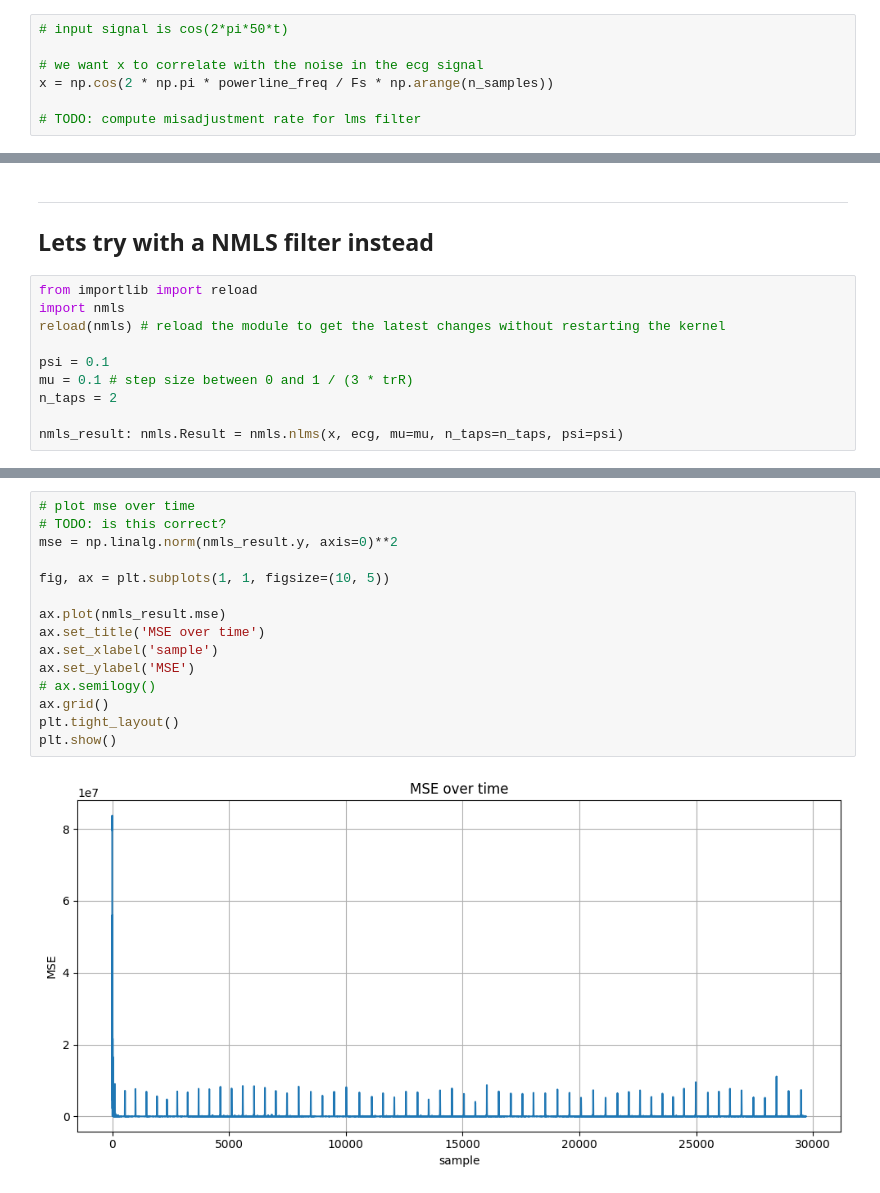
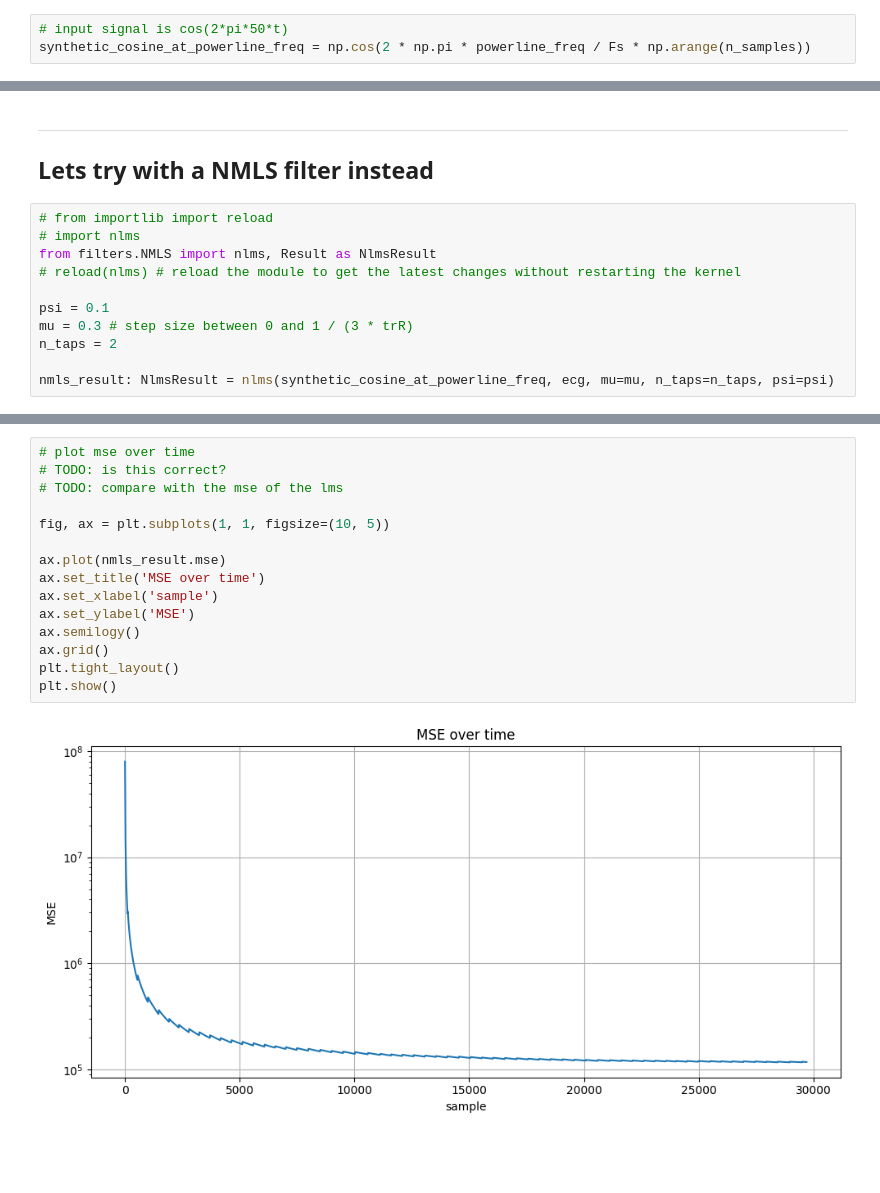
Before and after one commit to kpbaks/advance-signal-processing-assignment-2, a Jupyter notebook: assignment_2.ipynb, the cells around one changed output, grey strips where cells are left out. Saved outputs shown, nothing was run; the diff lists cells and outputs as text; blank space fills up the shorter version.

```diff
--- a/assignment_2.ipynb
+++ b/assignment_2.ipynb
@@ -65,11 +74,7 @@ ntaps = 2
 ## 3  Implement an LMS filter which removes the ECG signal from a generated sinusoid at the power line frequency.
 # %%
 # input signal is cos(2*pi*50*t)
-
-# we want x to correlate with the noise in the ecg signal
-x = np.cos(2 * np.pi * powerline_freq / Fs * np.arange(n_samples))
-
-# TODO: compute misadjustment rate for lms filter
+synthetic_cosine_at_powerline_freq = np.cos(2 * np.pi * powerline_freq / Fs * np.arange(n_samples))
 # %% [markdown]
 ## 4  Select an appropriate value for the step-size μ.
 # %%
@@ -289,12 +329,13 @@ Run with 2 taps and mu = 0.30
 
 ## Lets try with a NMLS filter instead
 # %%
-from importlib import reload
-import nmls
-reload(nmls) # reload the module to get the latest changes without restarting the kernel
+# from importlib import reload
+# import nlms
+from filters.NMLS import nlms, Result as NlmsResult
+# reload(nlms) # reload the module to get the latest changes without restarting the kernel
 
 psi = 0.1
-mu = 0.1 # step size between 0 and 1 / (3 * trR)
+mu = 0.3 # step size between 0 and 1 / (3 * trR)
 n_taps = 2
 
-nmls_result: nmls.Result = nmls.nlms(x, ecg, mu=mu, n_taps=n_taps, psi=psi)
+nmls_result: NlmsResult = nlms(synthetic_cosine_at_powerline_freq, ecg, mu=mu, n_taps=n_taps, psi=psi)
@@ -323,17 +365,17 @@ plot_filtered_ecg_and_error_signal(ecg, nmls_result.err)
 # %%
 # plot mse over time
 # TODO: is this correct?
-mse = np.linalg.norm(nmls_result.y, axis=0)**2
+# TODO: compare with the mse of the lms
 
 fig, ax = plt.subplots(1, 1, figsize=(10, 5))
 
 ax.plot(nmls_result.mse)
 ax.set_title('MSE over time')
 ax.set_xlabel('sample')
 ax.set_ylabel('MSE')
-# ax.semilogy()
+ax.semilogy()
 ax.grid()
 plt.tight_layout()
 plt.show()
 # %% [output]
-[figure, old version]
+[figure, new version]
```
Also changed, not shown: parts of 22 cells of this notebook, 4 other files.
